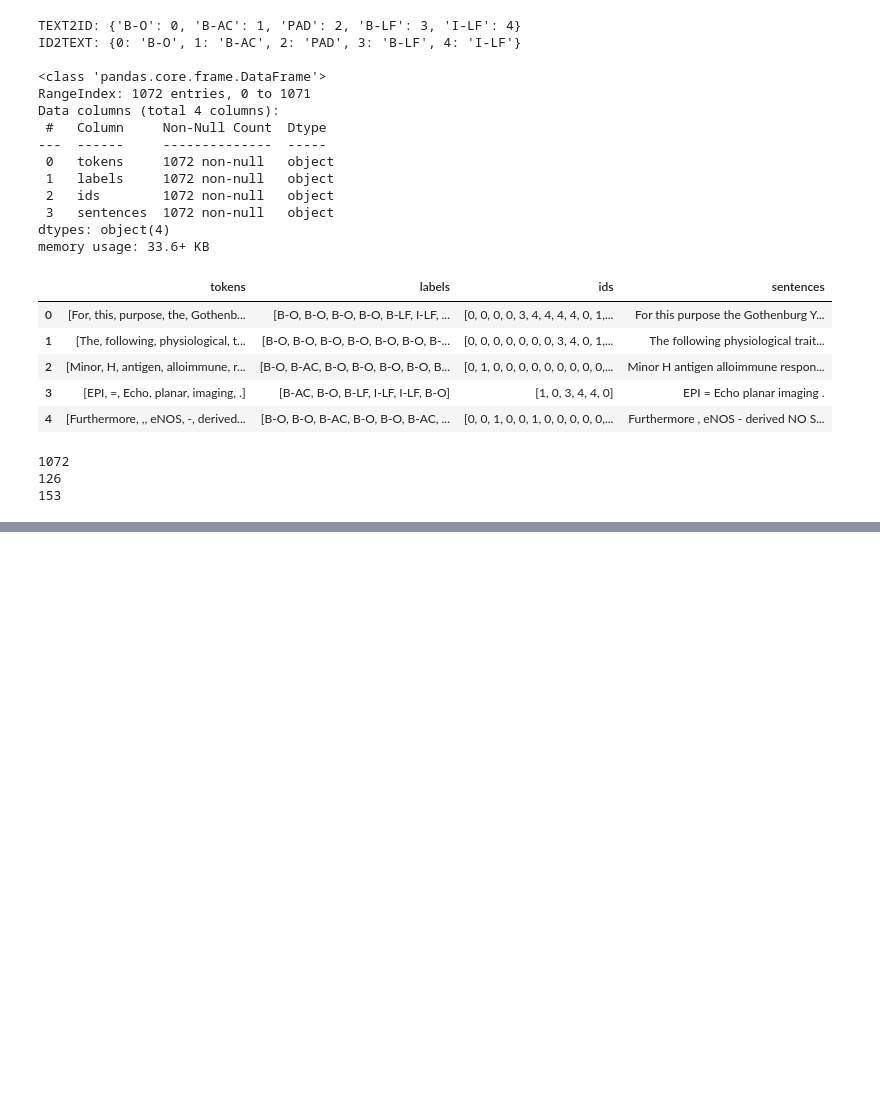
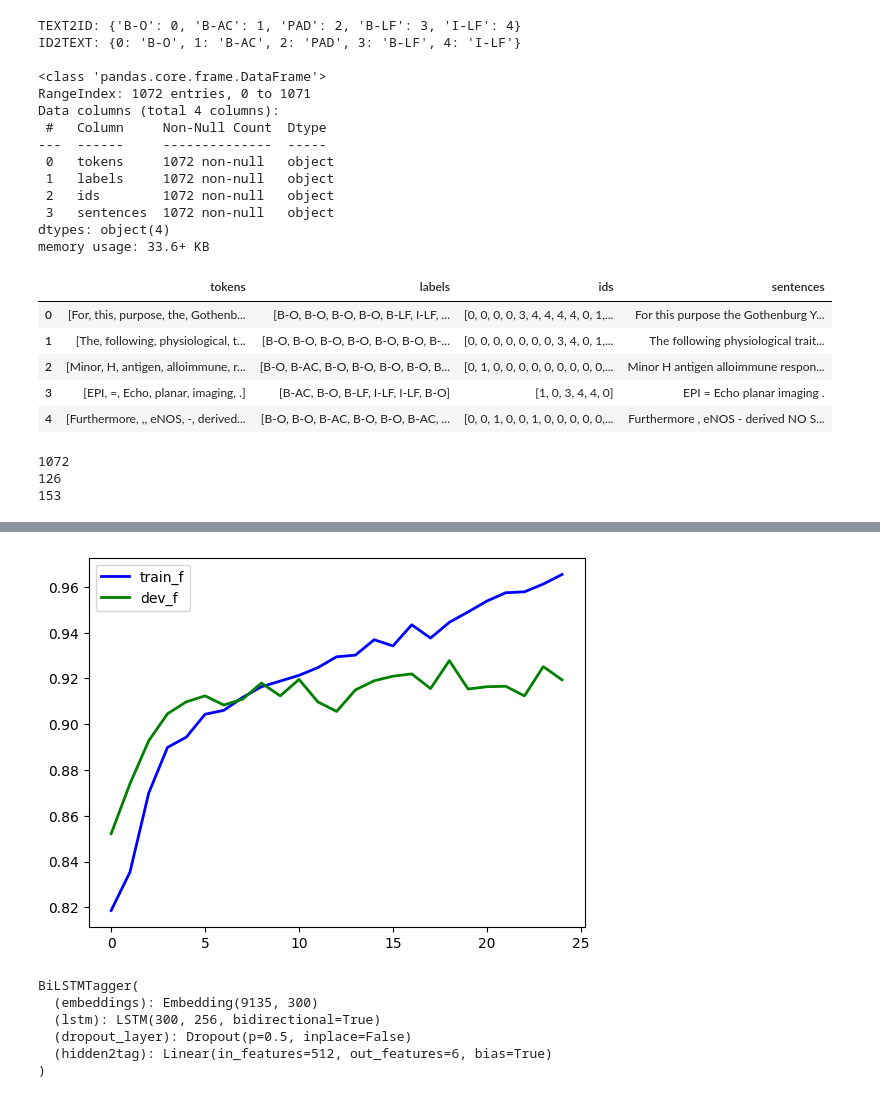
Before and after one commit to antoineedy/NLP-individual-courwework, a Jupyter notebook: t_bilstm.ipynb, the cells around one changed output, grey strips where cells are left out. Cells and saved outputs as stored; diff of their text form; code cells hidden in the pictures; blank space fills up the shorter version.

```diff
--- a/t_bilstm.ipynb
+++ b/t_bilstm.ipynb
@@ -84,0 +140,10 @@ ValueError: too many values to unpack (expected 2)
+# %%
+from torchtext.data import BucketIterator
+
+BATCH_SIZE = 32
+train_iter = BucketIterator(dataset=train_data, batch_size=BATCH_SIZE, shuffle=True,
+                            sort_key=lambda x: len(x.text), sort_within_batch=True)
+val_iter = BucketIterator(dataset=val_data, batch_size=BATCH_SIZE,
+                          sort_key=lambda x: len(x.text), sort_within_batch=True)
+test_iter = BucketIterator(dataset=test_data, batch_size=BATCH_SIZE,
+                           sort_key=lambda x: len(x.text), sort_within_batch=True)
@@ -84,0 +359,16 @@ ValueError: too many values to unpack (expected 2)
+# %%
+import math
+
+EMBEDDING_DIM = 300
+HIDDEN_DIM = 256
+NUM_CLASSES = len(label_field.vocab)
+print(f"Number of classes: {NUM_CLASSES} : {label_field.vocab.itos}")
+MAX_EPOCHS = 50
+PATIENCE = 50
+OUTPUT_PATH = "/tmp/bilstmtagger"
+num_batches = math.ceil(len(train_data) / BATCH_SIZE)
+
+tagger = BiLSTMTagger(EMBEDDING_DIM, HIDDEN_DIM, VOCAB_SIZE+2, NUM_CLASSES, embeddings=embedding_matrix)
+
+train_f, dev_f = train(tagger.to(device), train_iter, val_iter, BATCH_SIZE, MAX_EPOCHS,
+                       num_batches, PATIENCE, OUTPUT_PATH)
@@ -84,0 +430,28 @@ ValueError: too many values to unpack (expected 2)
+# %%
+%matplotlib inline
+
+import matplotlib.pyplot as plt
+import pandas as pd
+
+# Data
+df = pd.DataFrame({'epochs': range(0,len(train_f)),
+                  'train_f': train_f,
+                   'dev_f': dev_f})
+
+# multiple line plot
+plt.plot('epochs', 'train_f', data=df, color='blue', linewidth=2)
+plt.plot('epochs', 'dev_f', data=df, color='green', linewidth=2)
+plt.legend()
+plt.show()
+# %% [output]
+[figure, added]
+# %%
+tagger = torch.load(OUTPUT_PATH)
+tagger.eval()
+# %% [output]
+BiLSTMTagger(
+  (embeddings): Embedding(9135, 300)
+  (lstm): LSTM(300, 256, bidirectional=True)
+  (dropout_layer): Dropout(p=0.5, inplace=False)
+  (hidden2tag): Linear(in_features=512, out_features=6, bias=True)
+)
```
Also changed, not shown: parts of 12 cells of this notebook, 1 other file.
